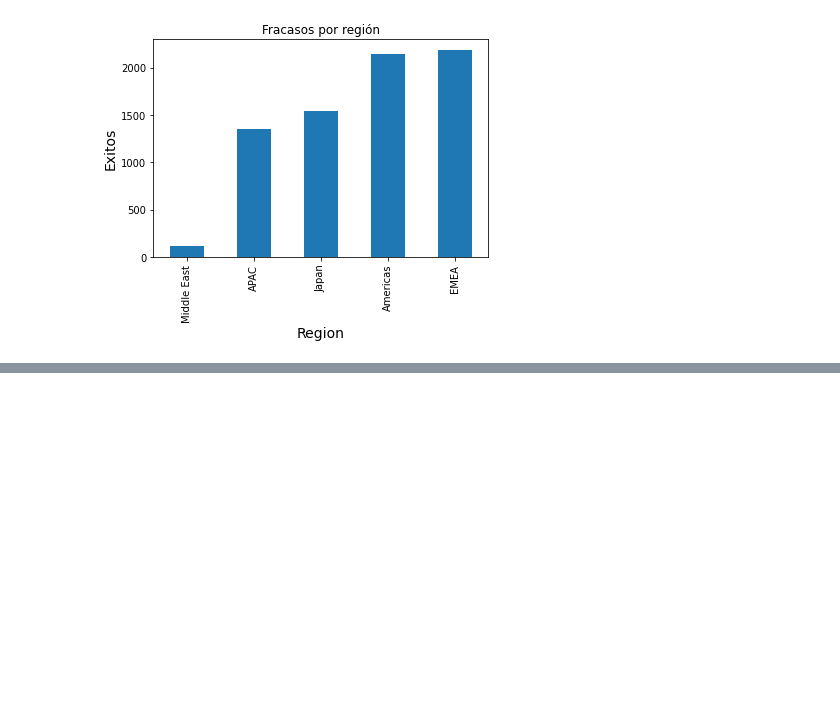
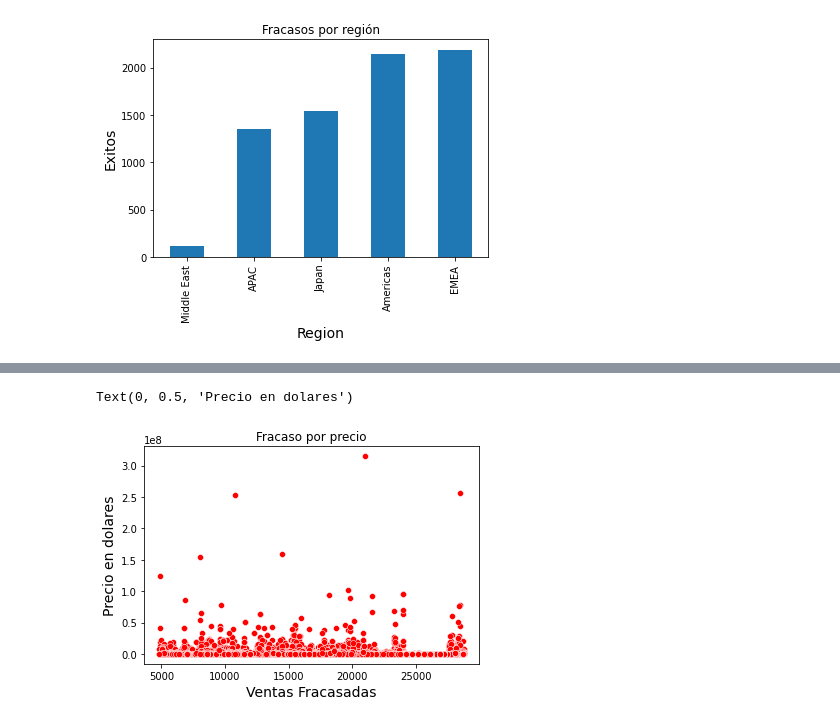
Before and after one commit to joaquinhojman/Entrenamieto_ECI_2020, a Jupyter notebook: TP1.ipynb, the cells around one changed output, grey strips where cells are left out. Cells and saved outputs as stored; diff of their text form; code cells hidden in the pictures; blank space fills up the shorter version.

```diff
--- a/TP1.ipynb
+++ b/TP1.ipynb
@@ -174,0 +288,12 @@ Text(0, 0.5, 'Exitos')
+# %%
+#Ahora veremos las fallidas
+
+precio_fracaso = df_changed[df_changed['Stage'] == 'Closed Lost']  #dejo solo los closed won
+
+g = sns.scatterplot(x="ID", y="Total_Amount", data=precio_fracaso, color="Red")
+g.set_title("Fracaso por precio")
+g.set_xlabel("Ventas Fracasadas",fontsize=14)
+g.set_ylabel("Precio en dolares",fontsize=14)
+# %% [output]
+Text(0, 0.5, 'Precio en dolares')
+[figure, added]
```
Also changed, not shown: parts of 9 cells of this notebook.
